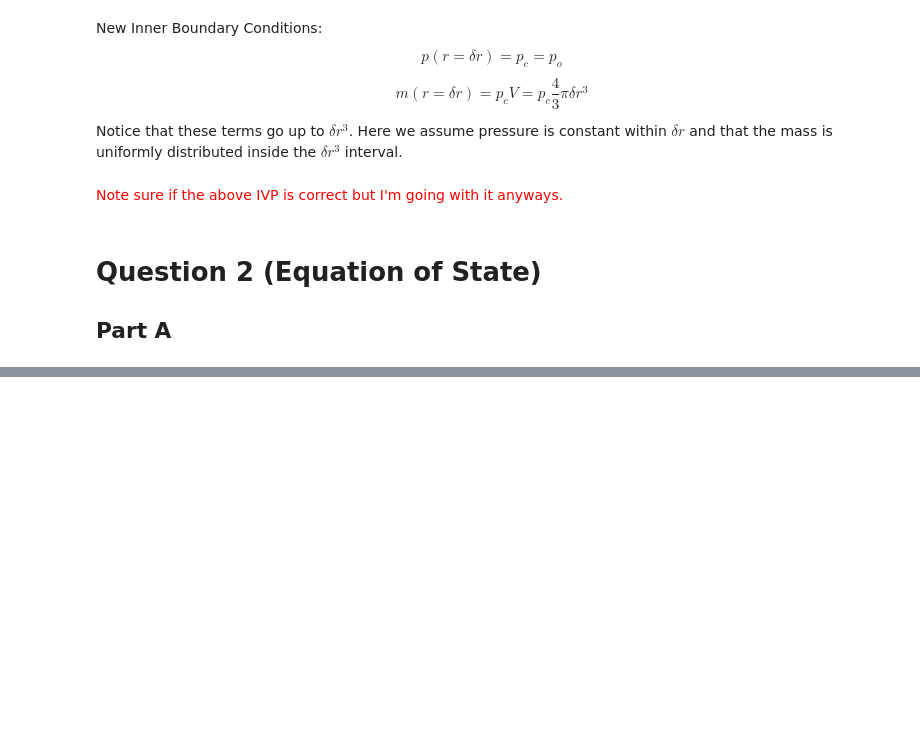
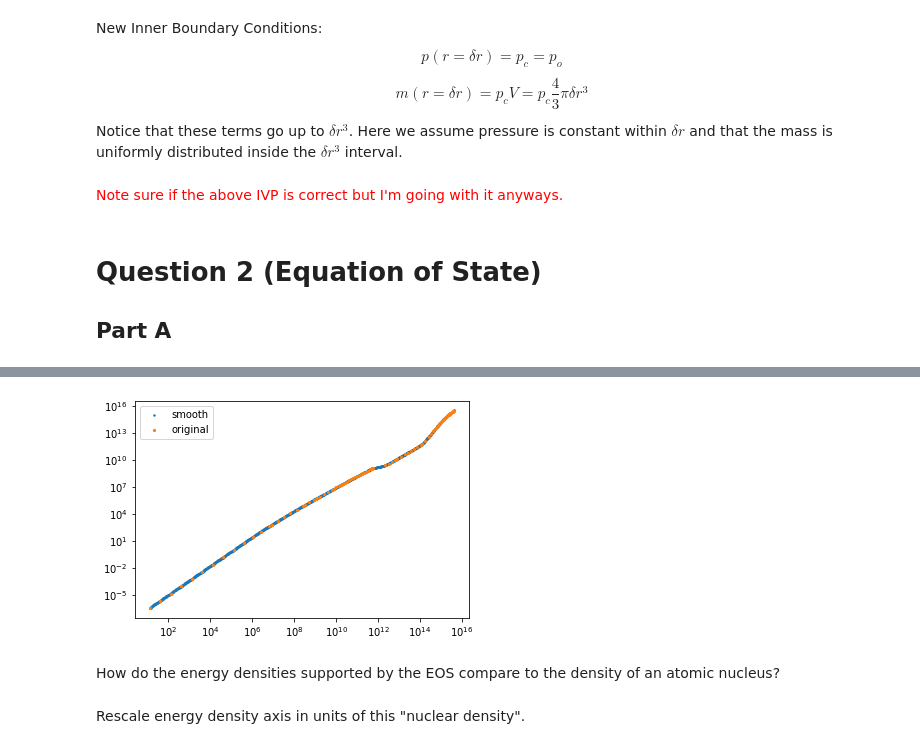
Before and after one commit to utkarsh7236/fmodes, a Jupyter notebook: Intro/CTA200 Final Project Assignment.ipynb, the cells around one changed output, grey strips where cells are left out. Saved outputs shown, nothing was run; the diff lists cells and outputs as text; code cells hidden in the pictures; blank space fills up the shorter version.

```diff
--- a/Intro/CTA200 Final Project Assignment.ipynb
+++ b/Intro/CTA200 Final Project Assignment.ipynb
@@ -98,3 +96,7 @@ Notice that these terms go up to $\delta r^3$. Here we assume pressure is consta
 # Simple analytic EOS
 gam = 4/3
 p = e**gam
+# %%
+import pandas as pd
+sly = pd.read_csv("sly.csv")
+sly
@@ -100,0 +117,25 @@ p = e**gam
+# %%
+from scipy.interpolate import interp1d
+N = int(1e3)
+
+pressure = sly.pressurec2
+e_den = sly.energy_densityc2
+
+f_p_smooth = interp1d(e_den, pressure)
+
+log_den = np.log10(e_den)
+e_smooth = np.logspace(log_den.min(), 0.99*log_den.max(), N)
+p_smooth = f_p_smooth(e_smooth)
+
+plt.scatter(e_smooth, p_smooth, s = 2, label = "smooth")
+plt.scatter(e_den, pressure, marker = "x", s = 5, label = "original")
+plt.xscale("log")
+plt.yscale("log")
+plt.legend()
+plt.show()
+# %% [output]
+[figure, added]
+# %% [markdown]
+How do the energy densities supported by the EOS compare to the density of an atomic nucleus?
+# %% [markdown]
+Rescale energy density axis in units of this "nuclear density".
```
Also changed, not shown: parts of 3 cells of this notebook, 1 other file.
